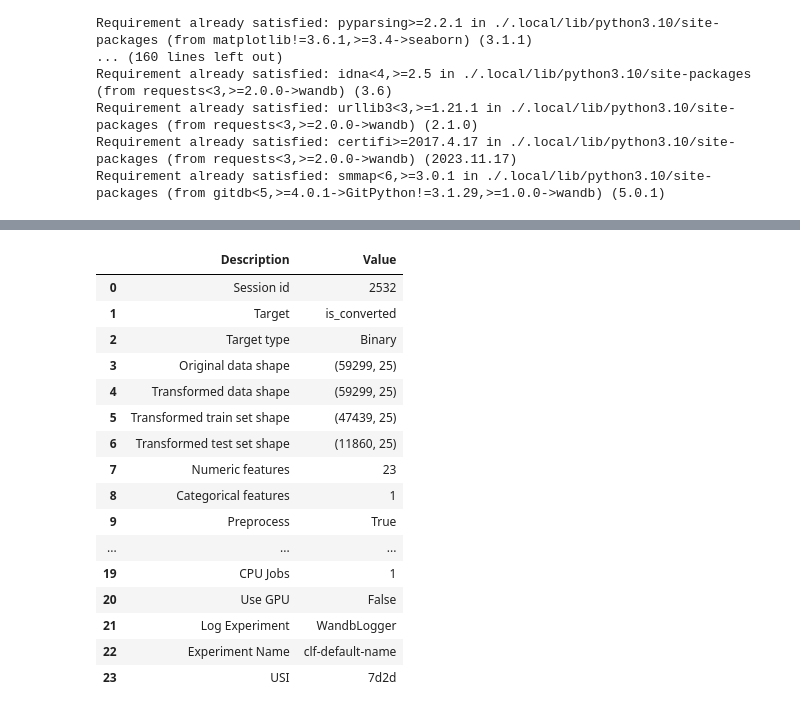
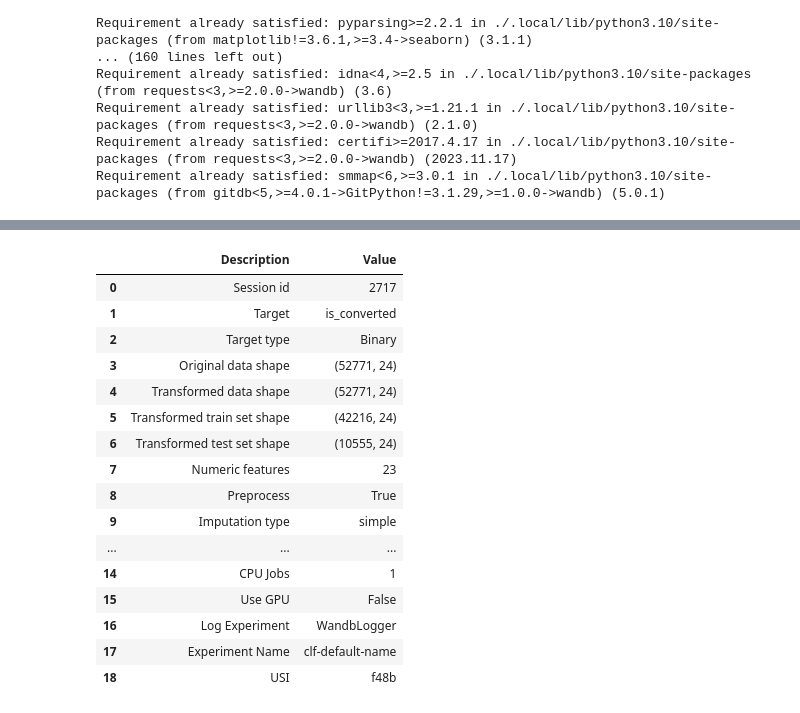
Before and after one commit to aimers2024/aimers_project, a Jupyter notebook: code.ipynb, the cells around one changed output, grey strips where cells are left out. Cells and saved outputs as stored; diff of their text form; code cells hidden in the pictures.

```diff
--- a/code.ipynb
+++ b/code.ipynb
@@ -57,0 +88,8 @@ df_test_processed = preprocessor.transform(df_test)
+# %%
+def removeOutlier(data, column):
+    _, lower, upper = outlier_iqr(data, column)
+    data = data[(data[column] > lower) & (data[column] < upper)]
+    return data
+# %%
+df_train_processed = removeOutlier(df_train_processed, 'customer_country')
+df_train_processed = removeOutlier(df_train_processed, 'customer_position')
@@ -57,0 +121,18 @@ df_test_processed = preprocessor.transform(df_test)
+# %%
+scale_col = ["historical_existing_cnt", "lead_desc_length", "customer_idx", "customer_country",
+        "business_unit",
+        "customer_type",
+        "customer_job",
+        "inquiry_type",
+        "product_category",
+        "customer_position",
+        "response_corporate",
+        "expected_timeline",
+        "business_area",
+        "product_modelname" ]
+scaler = MinMaxScaler()
+train_len = len(df_train_processed)
+df_all = pd.concat([df_train_processed, df_test_processed])
+df_all[scale_col] = scaler.fit_transform(df_all[scale_col])
+df_train_processed = df_all[:train_len]
+df_test_processed = df_all[train_len:]
@@ -58,29 +171,27 @@ df_test_processed = preprocessor.transform(df_test)
 # %%
 model = setup(
     data = df_train_processed,
     train_size=0.8,
-    normalize=True,
-    normalize_method='minmax',
     target = "is_converted",
-    fold = 15,
+    fold = 10,
     n_jobs=1,
     log_experiment='wandb',
 )
 # %% [output]
 |  | Description | Value |
-| 0 | Session id | 2532 |
+| 0 | Session id | 2717 |
 | 1 | Target | is_converted |
 | 2 | Target type | Binary |
-| 3 | Original data shape | (59299, 25) |
-| 4 | Transformed data shape | (59299, 25) |
-| 5 | Transformed train set shape | (47439, 25) |
-| 6 | Transformed test set shape | (11860, 25) |
+| 3 | Original data shape | (52771, 24) |
+| 4 | Transformed data shape | (52771, 24) |
+| 5 | Transformed train set shape | (42216, 24) |
+| 6 | Transformed test set shape | (10555, 24) |
 | 7 | Numeric features | 23 |
-| 8 | Categorical features | 1 |
-| 9 | Preprocess | True |
+| 8 | Preprocess | True |
+| 9 | Imputation type | simple |
 | ... | ... | ... |
-| 19 | CPU Jobs | 1 |
-| 20 | Use GPU | False |
-| 21 | Log Experiment | WandbLogger |
-| 22 | Experiment Name | clf-default-name |
-| 23 | USI | 7d2d |
+| 14 | CPU Jobs | 1 |
+| 15 | Use GPU | False |
+| 16 | Log Experiment | WandbLogger |
+| 17 | Experiment Name | clf-default-name |
+| 18 | USI | f48b |
```
Also changed, not shown: parts of 11 cells of this notebook, 1 other file.
